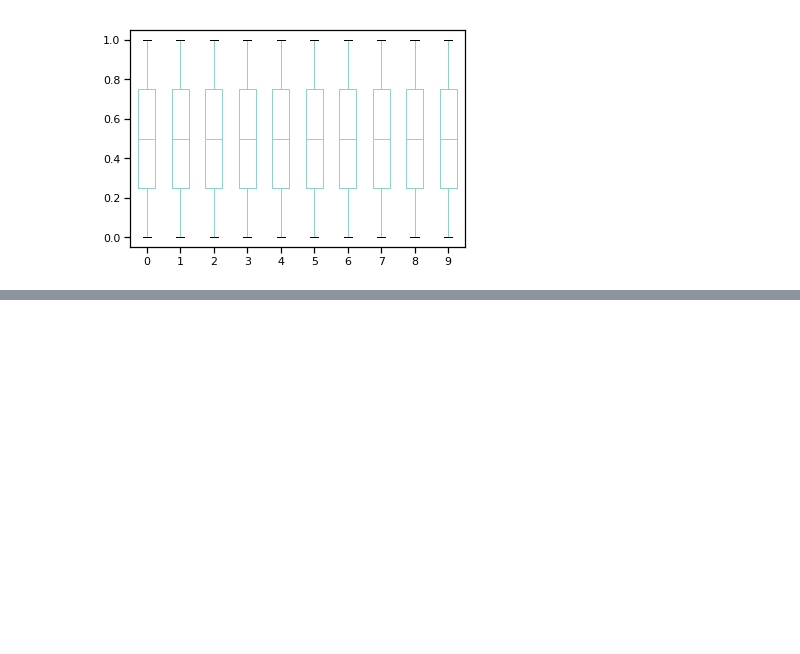
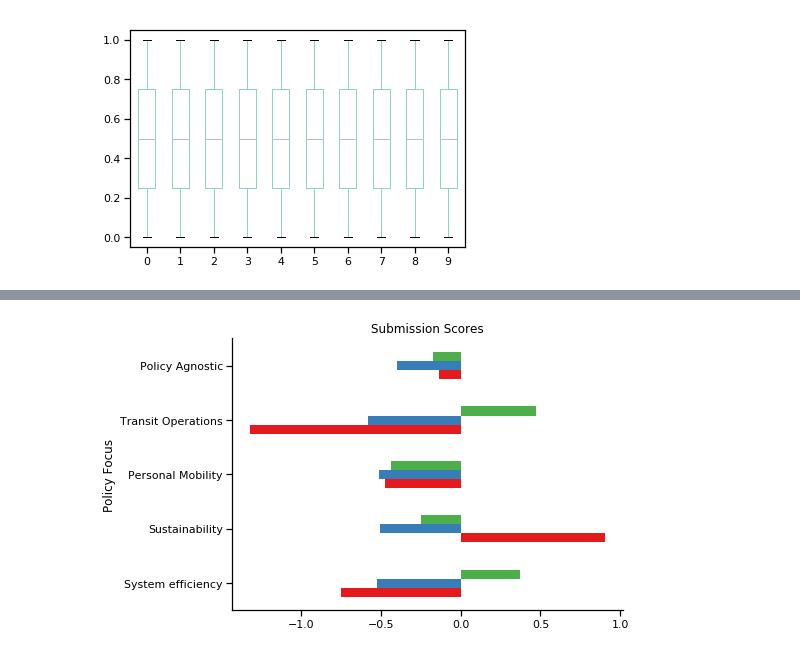
Before and after one commit to bistro-its-berkeley/BISTRO-Starter-Kit, a Jupyter notebook: utilities/RandomSearchResultsAnalysis.ipynb, the cells around one changed output, grey strips where cells are left out. Saved outputs shown, nothing was run; the diff lists cells and outputs as text; code cells hidden in the pictures; blank space fills up the shorter version.

```diff
--- a/utilities/RandomSearchResultsAnalysis.ipynb
+++ b/utilities/RandomSearchResultsAnalysis.ipynb
@@ -598,0 +669,13 @@ plt.savefig('img/final_scores.png',format='png',dpi=150,bbox_inches="tight")
+# %%
+full_df = pd.concat(dfs,axis=1,keys=wt_df.index)
+sns.set_context('notebook')
+sns.set_palette('Set1')
+fig, ax = plt.subplots()
+fig.set_size_inches(7,5)
+sns.despine()
+final_scores = full_df.sum(axis=0).unstack().plot(kind='barh',ax=ax,legend=False)
+ax.set_title('Submission Scores')
+
+plt.savefig('img/policy_inputs/final_scores.png',format='png',dpi=150,bbox_inches="tight")
+# %% [output]
+[figure, added]
```
Also changed, not shown: parts of 22 cells of this notebook, 3 other files.
